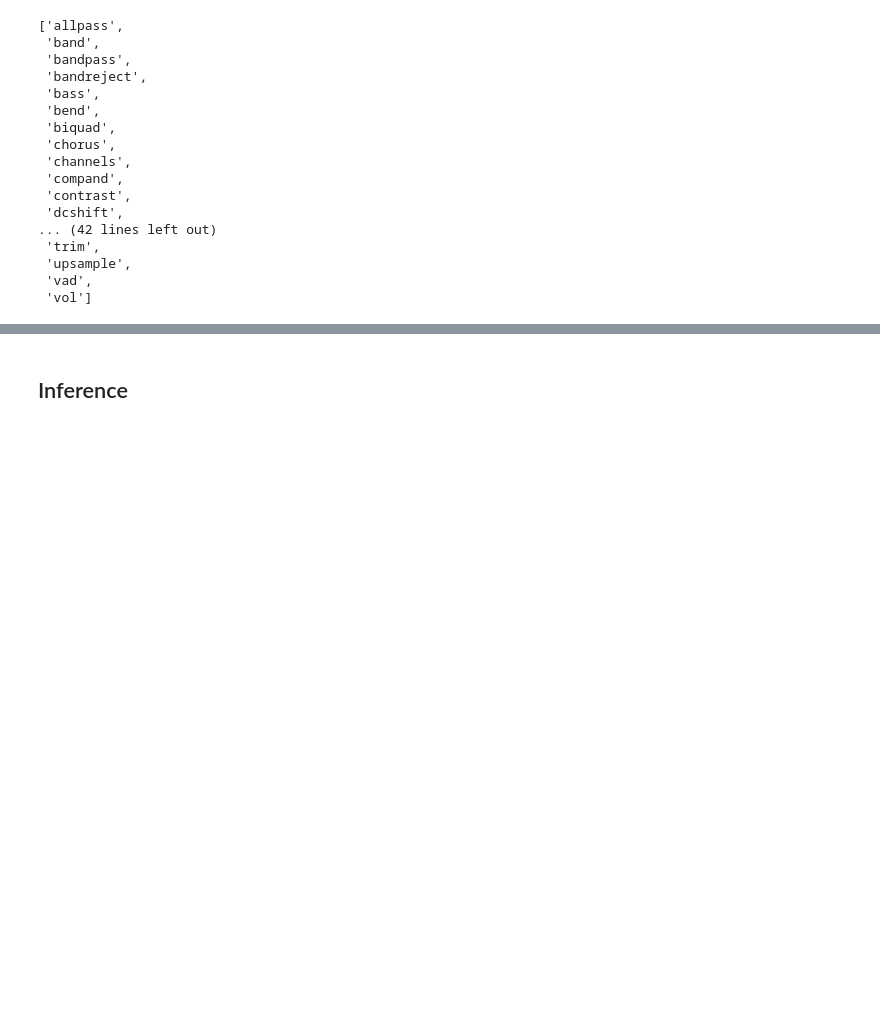
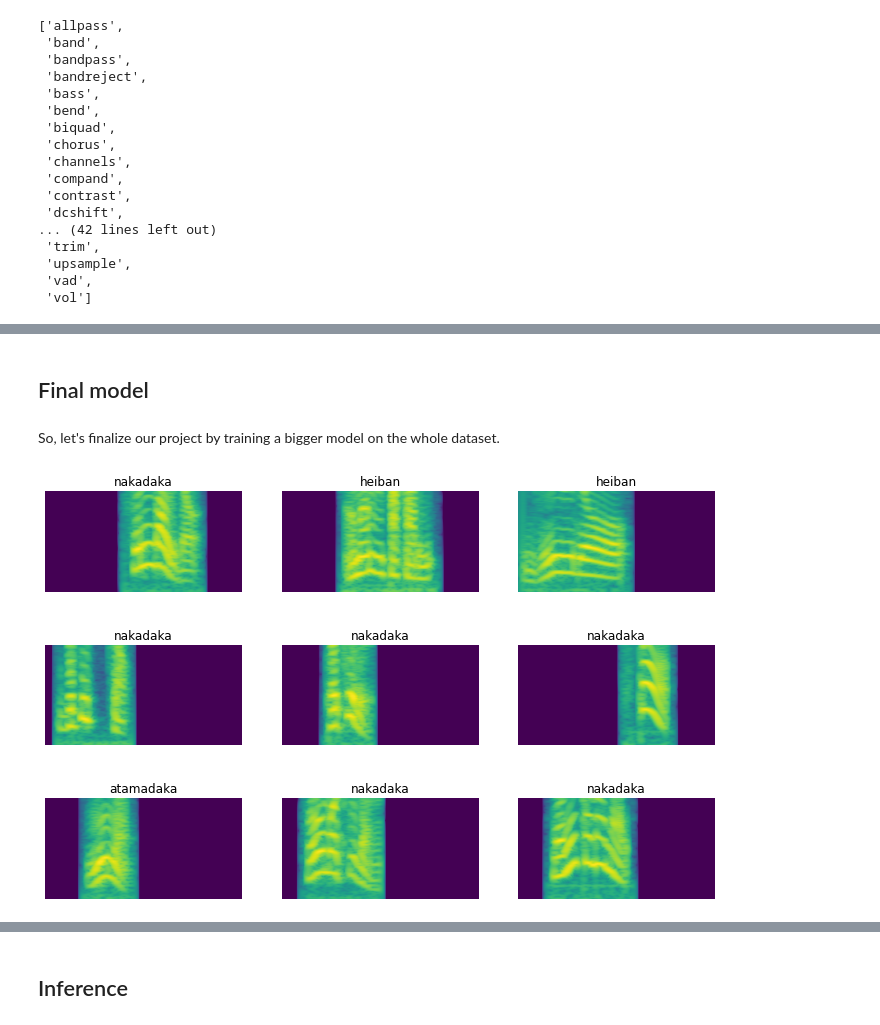
Before and after one commit to mizoru/blog, a Jupyter notebook: _notebooks/2021-12-21-Japanese-pitch.ipynb, the cells around one changed output, grey strips where cells are left out. Cells and saved outputs as stored; diff of their text form; code cells hidden in the pictures; blank space fills up the shorter version.

```diff
--- a/_notebooks/2021-12-21-Japanese-pitch.ipynb
+++ b/_notebooks/2021-12-21-Japanese-pitch.ipynb
@@ -424,3 +428,14 @@ torchaudio.sox_effects.init_sox_effects()
 Audio(at_shift, rate=24000)
 # %% [output]
 [interactive output not drawn]
+# %% [markdown]
+## Final model
+# %% [markdown]
+So, let's finalize our project by training a bigger model on the whole dataset.
+# %%
+fin_learn = make_pitch_learner(all_labels, [RemoveSilence(), ResizeSignal(2000, AudioPadType.Zeros),
+                                        AudioToSpec.from_cfg(pitch_cfg)], xresnet50(pretrained=True, n_out=3))
+# %%
+show_spec_batch(fin_learn.dls)
+# %% [output]
+[figure, added]
```
Also changed, not shown: parts of 37 cells of this notebook.
